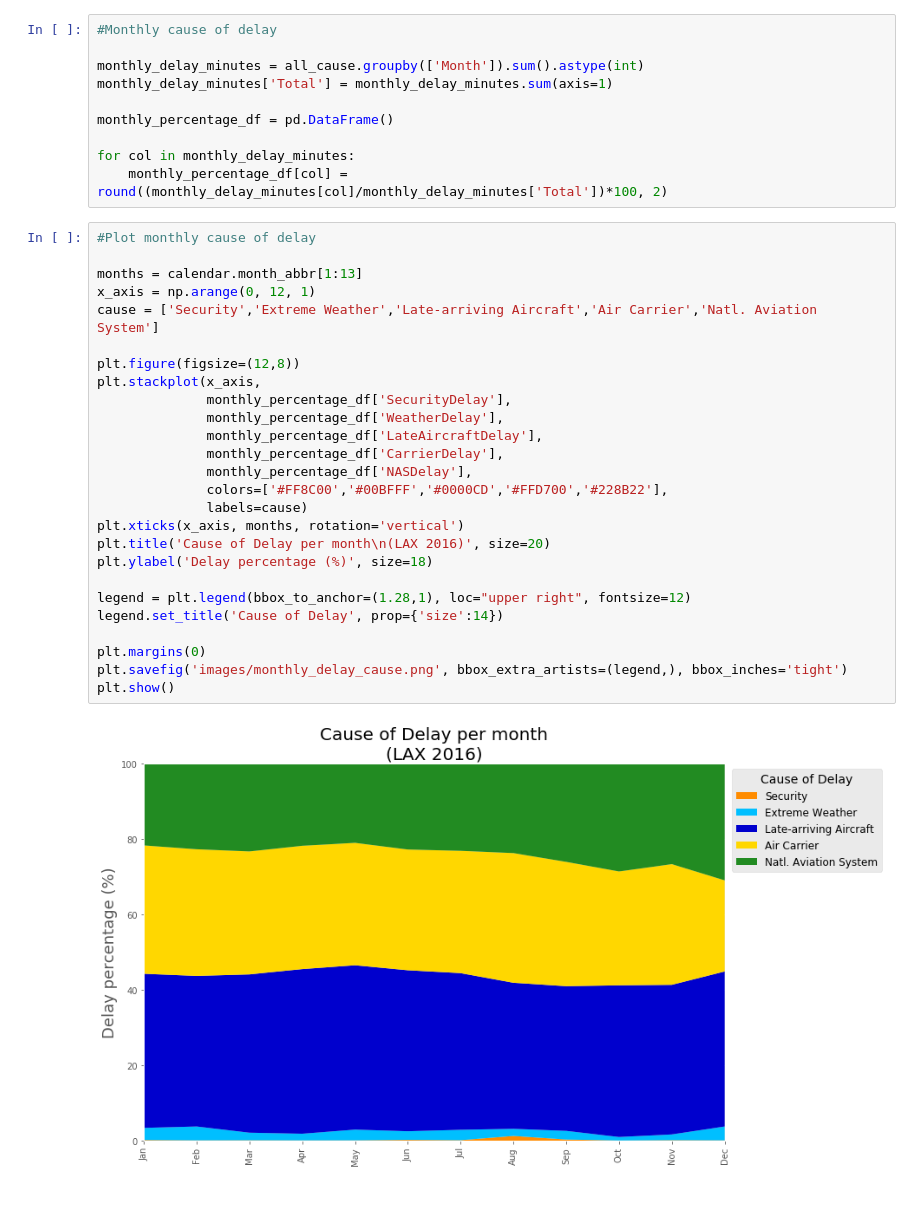
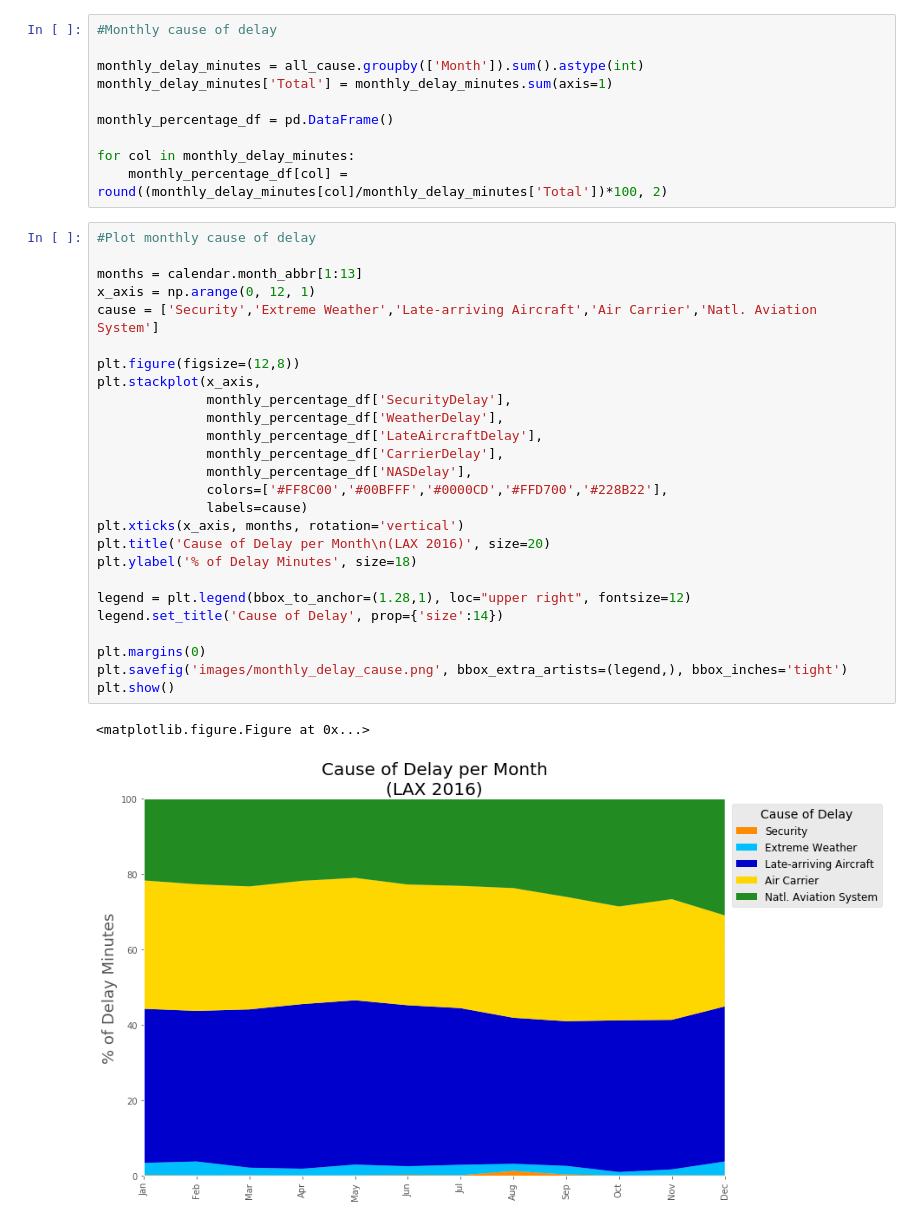
Before and after one commit to phoessel/Analysis-of-DFW-Flight-Delays, a Jupyter notebook: cause-of-delay/cause_of_delay.ipynb, the cells around one changed output. Drawn from its saved outputs; the diff is of its cells as text.

```diff
--- a/cause-of-delay/cause_of_delay.ipynb
+++ b/cause-of-delay/cause_of_delay.ipynb
@@ -90,28 +99,29 @@ for col in monthly_delay_minutes:
 # %%
 #Plot monthly cause of delay
 
 months = calendar.month_abbr[1:13]
 x_axis = np.arange(0, 12, 1)
 cause = ['Security','Extreme Weather','Late-arriving Aircraft','Air Carrier','Natl. Aviation System']
 
 plt.figure(figsize=(12,8))
 plt.stackplot(x_axis,
               monthly_percentage_df['SecurityDelay'],
               monthly_percentage_df['WeatherDelay'],
               monthly_percentage_df['LateAircraftDelay'],
               monthly_percentage_df['CarrierDelay'],
               monthly_percentage_df['NASDelay'],
               colors=['#FF8C00','#00BFFF','#0000CD','#FFD700','#228B22'],
               labels=cause)
 plt.xticks(x_axis, months, rotation='vertical')
-plt.title('Cause of Delay per month\n(LAX 2016)', size=20)
-plt.ylabel('Delay percentage (%)', size=18)
+plt.title('Cause of Delay per Month\n(LAX 2016)', size=20)
+plt.ylabel('% of Delay Minutes', size=18)
 
 legend = plt.legend(bbox_to_anchor=(1.28,1), loc="upper right", fontsize=12)
 legend.set_title('Cause of Delay', prop={'size':14})
 
 plt.margins(0)
 plt.savefig('images/monthly_delay_cause.png', bbox_extra_artists=(legend,), bbox_inches='tight')
 plt.show()
 # %% [output]
+<matplotlib.figure.Figure at 0x...>
-[figure, old version]
+[figure, new version]
```
Also changed, not shown: parts of 2 cells of this notebook.
